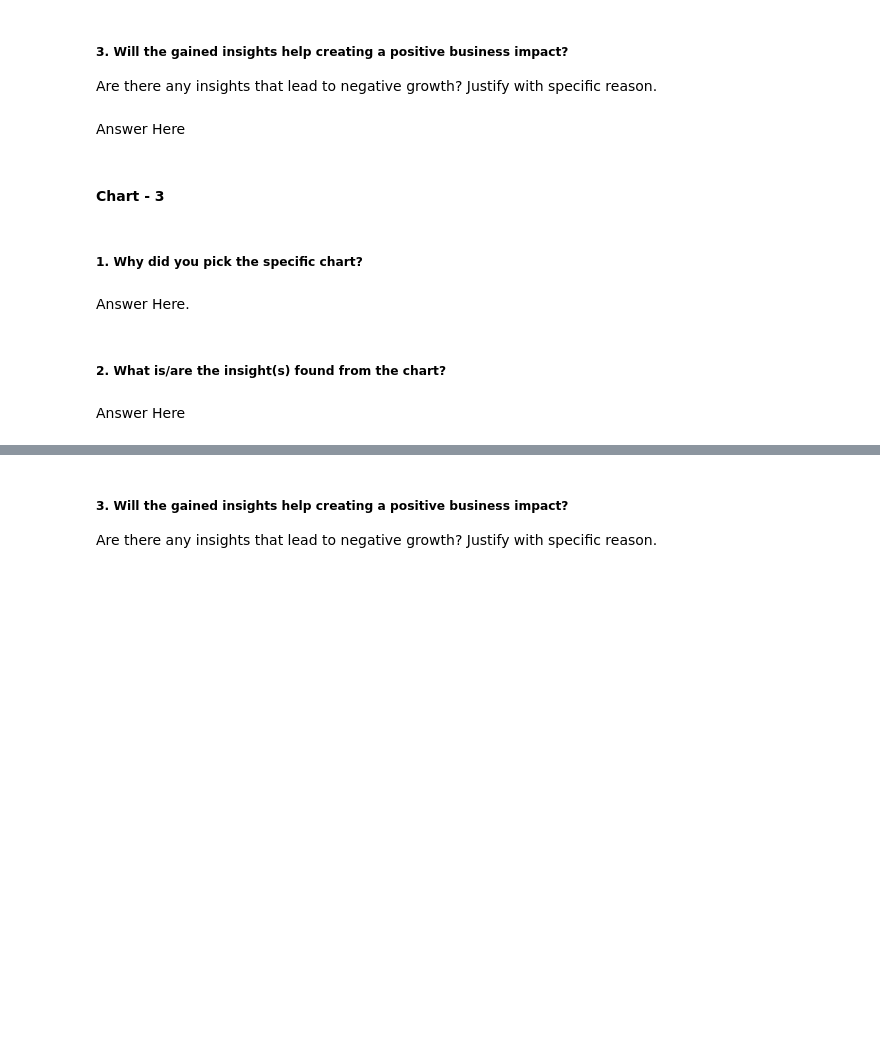
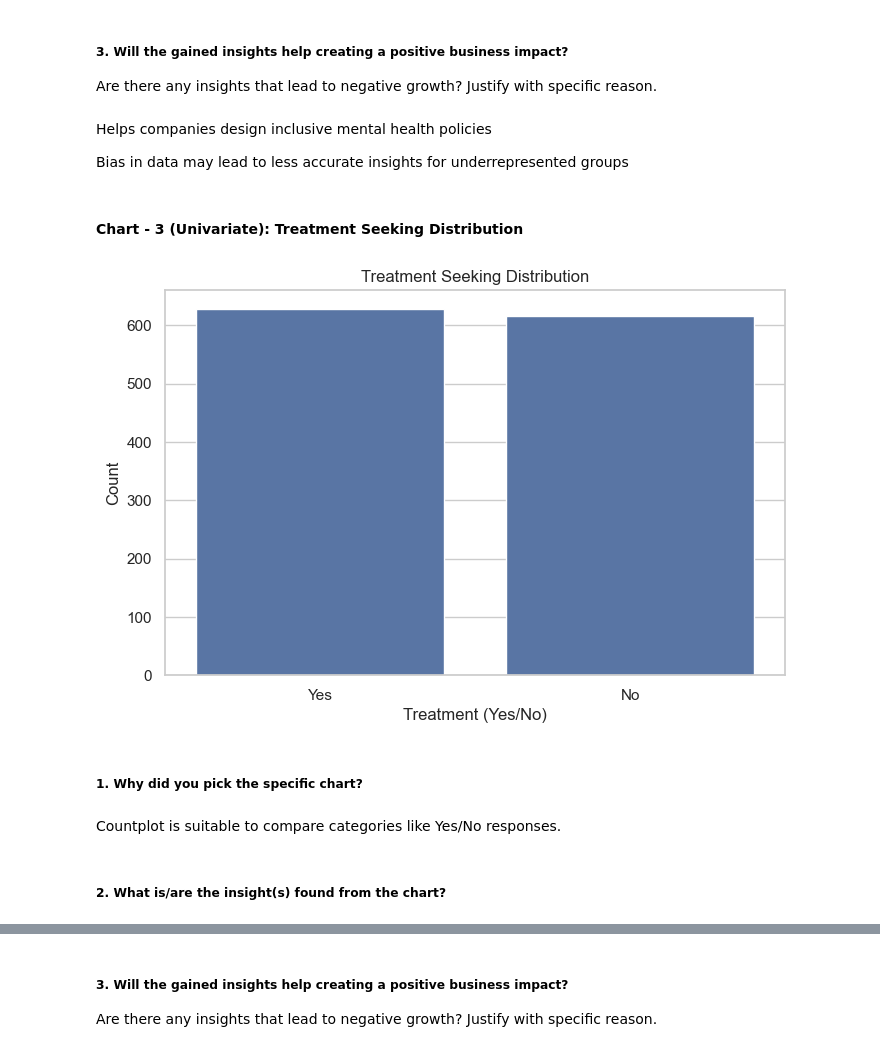
Before and after one commit to Pheonix1330/Mental-Health-in-Tech-Survey, a Jupyter notebook: Sample_EDA_Submission_Template.ipynb, the cells around one changed output, grey strips where cells are left out. Cells and saved outputs as stored; diff of their text form; code cells hidden in the pictures; blank space fills up the shorter version.

```diff
--- a/Sample_EDA_Submission_Template.ipynb
+++ b/Sample_EDA_Submission_Template.ipynb
@@ -155,7 +441,9 @@ Answer Here
 # %% [markdown]
 ##### 3. Will the gained insights help creating a positive business impact?
 Are there any insights that lead to negative growth? Justify with specific reason.
-# %% [markdown]
-Answer Here
+# %% [markdown]
+Helps companies design inclusive mental health policies
+
+Bias in data may lead to less accurate insights for underrepresented groups
 # %% [markdown]
-#### Chart - 3
+#### Chart - 3 (Univariate): Treatment Seeking Distribution
@@ -164,8 +450,23 @@ Answer Here
+# %%
+# Chart - 3 visualization code
+# Create count plot for treatment column
+plt.figure(figsize=(8,5))   # Set figure size
+
+sns.countplot(x='treatment',   # Select treatment column (Yes/No)
+              data=df_clean)   # Use cleaned dataset
+
+# Add title and labels
+plt.title("Treatment Seeking Distribution")
+plt.xlabel("Treatment (Yes/No)")
+plt.ylabel("Count")
+
+# Show plot
+plt.show()
+# %% [output]
+[figure, added]
 # %% [markdown]
 ##### 1. Why did you pick the specific chart?
-# %% [markdown]
-Answer Here.
+# %% [markdown]
+Countplot is suitable to compare categories like Yes/No responses.
 # %% [markdown]
 ##### 2. What is/are the insight(s) found from the chart?
-# %% [markdown]
-Answer Here
```
Also changed, not shown: parts of 168 cells of this notebook, 1 other file.
